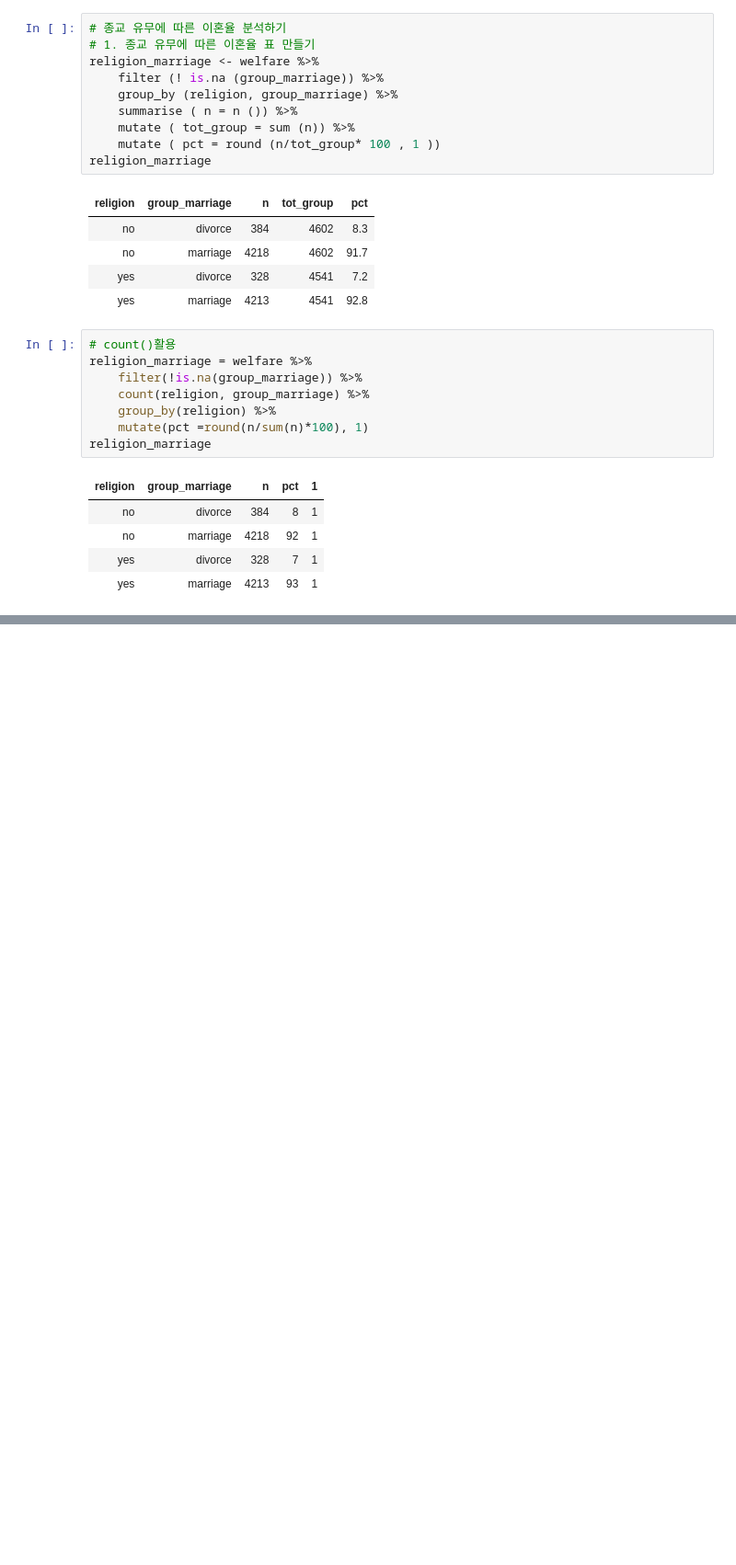
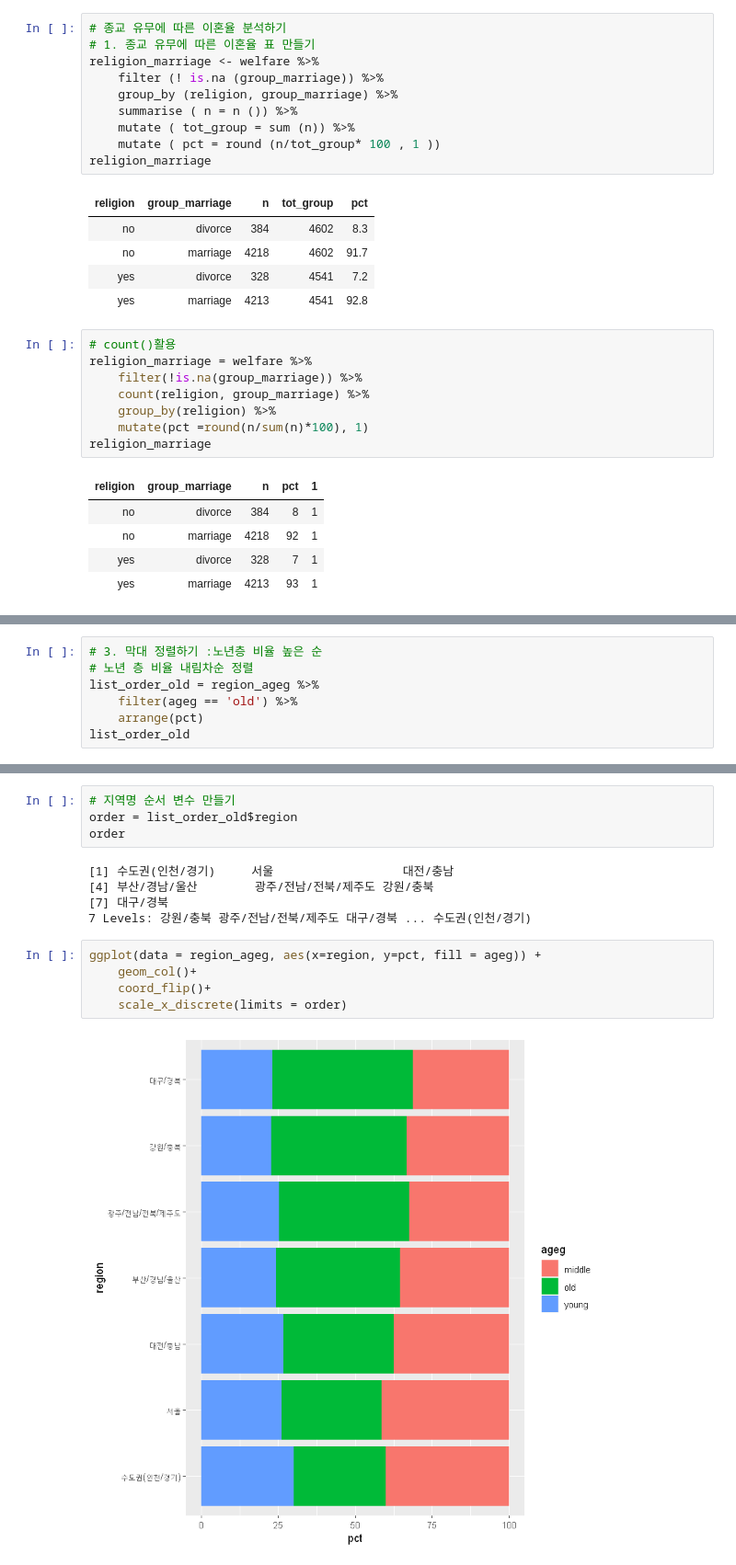
Before and after one commit to chohyunchul/R, a Jupyter notebook: 09. 데이터 분석프로젝트.ipynb, the cells around one changed output, grey strips where cells are left out. Shown: that part at 92% size. Cells and saved outputs as stored; diff of their text form; blank space fills up the shorter version.

```diff
--- a/09. 데이터 분석프로젝트.ipynb
+++ b/09. 데이터 분석프로젝트.ipynb
@@ -586,0 +815,7 @@ religion_marriage
+# %%
+# 3. 막대 정렬하기 :노년층 비율 높은 순
+# 노년 층 비율 내림차순 정렬
+list_order_old = region_ageg %>%
+    filter(ageg == 'old') %>%
+    arrange(pct)
+list_order_old
@@ -586,0 +831,16 @@ religion_marriage
+# %%
+# 지역명 순서 변수 만들기
+order = list_order_old$region
+order
+# %% [output]
+[1] 수도권(인천/경기)     서울                  대전/충남
+[4] 부산/경남/울산        광주/전남/전북/제주도 강원/충북
+[7] 대구/경북
+7 Levels: 강원/충북 광주/전남/전북/제주도 대구/경북 ... 수도권(인천/경기)
+# %%
+ggplot(data = region_ageg, aes(x=region, y=pct, fill = ageg)) +
+    geom_col()+
+    coord_flip()+
+    scale_x_discrete(limits = order)
+# %% [output]
+[figure, added]
```
Also changed, not shown: parts of 27 cells of this notebook, 1 other file.
